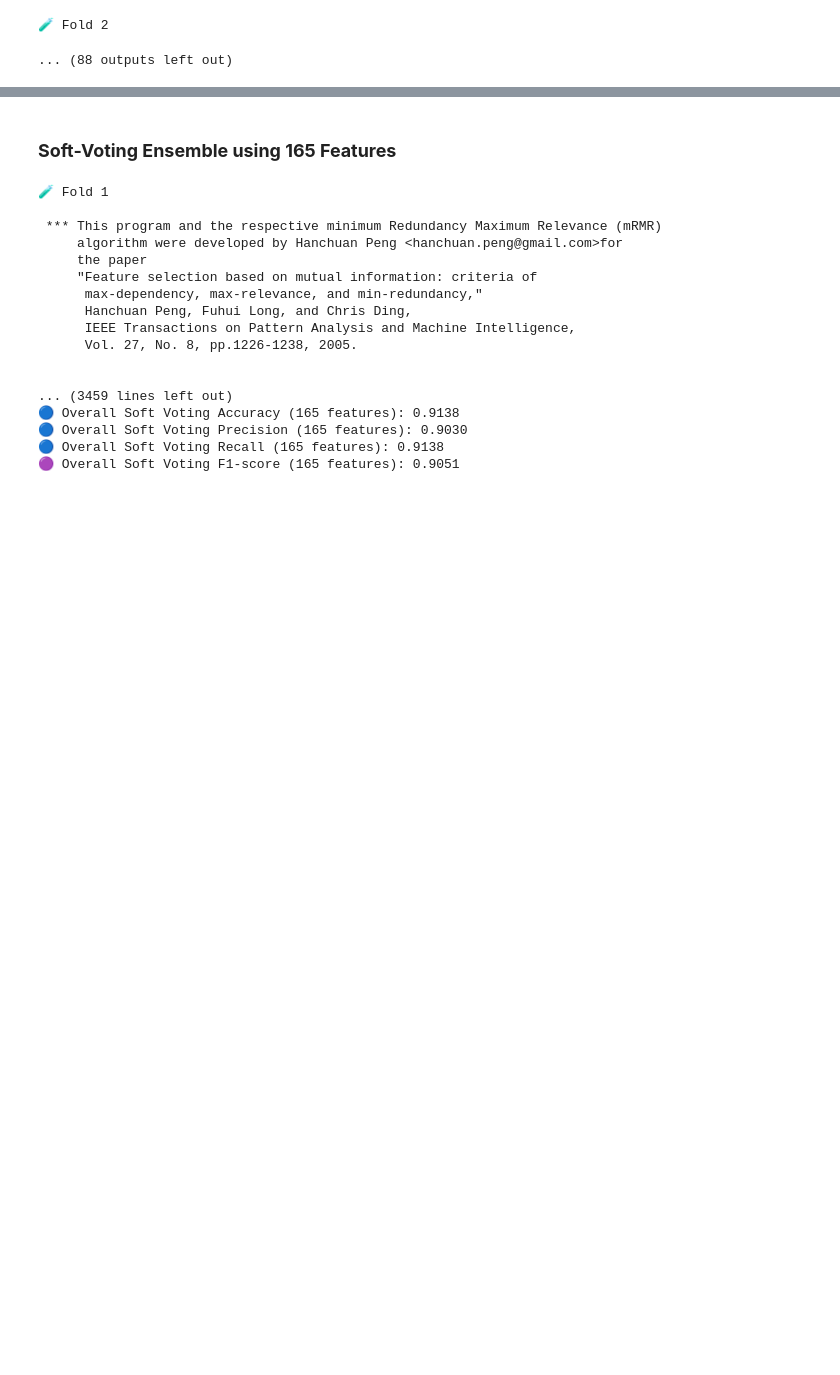
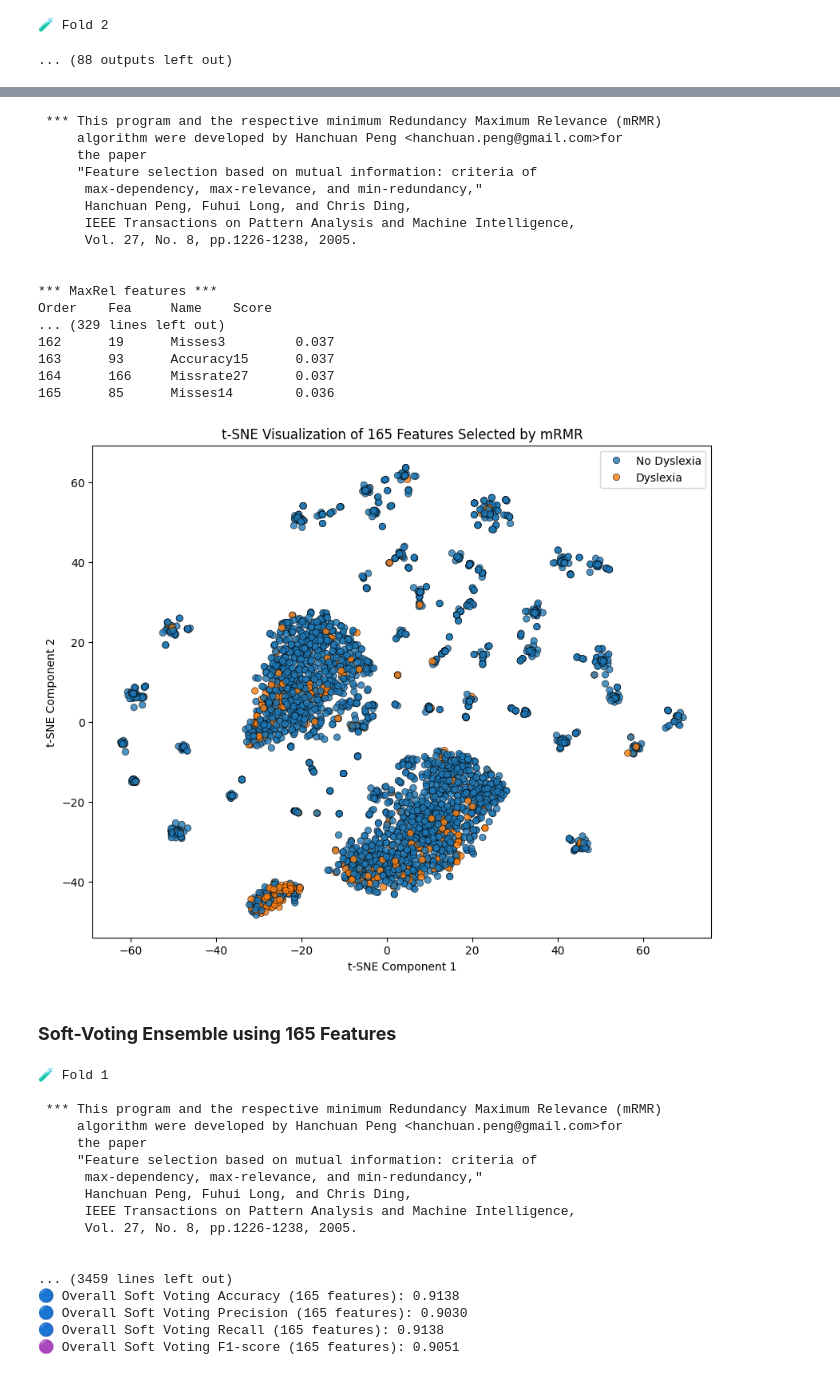
Before and after one commit to Shujaat123/Dyslexia, a Jupyter notebook: Notebooks/Dyslexia_Ensemble.ipynb, the cells around one changed output, grey strips where cells are left out. Saved outputs shown, nothing was run; the diff lists cells and outputs as text; code cells hidden in the pictures; blank space fills up the shorter version.

```diff
--- a/Notebooks/Dyslexia_Ensemble.ipynb
+++ b/Notebooks/Dyslexia_Ensemble.ipynb
@@ -1033,6 +987,33 @@ for num_features in feature_range:
 
 
 ![f1score_vs_features_mrmr.png](embedded-picture-1)
+# %%
+# t-SNE of 165 features
+data_165 = pd.concat([y, X], axis=1)
+data_165.columns = data_165.columns.astype(str)
+selected_features = pymrmr.mRMR(data_165, 'MIQ', 165)
+X_selected = X[selected_features]
+
+plot_tsne(X_selected, y, "t-SNE Visualization of 165 Features Selected by mRMR")
+# %% [output]
+ *** This program and the respective minimum Redundancy Maximum Relevance (mRMR)
+     algorithm were developed by Hanchuan Peng <hanchuan.peng@gmail.com>for
+     the paper
+     "Feature selection based on mutual information: criteria of
+      max-dependency, max-relevance, and min-redundancy,"
+      Hanchuan Peng, Fuhui Long, and Chris Ding,
+      IEEE Transactions on Pattern Analysis and Machine Intelligence,
+      Vol. 27, No. 8, pp.1226-1238, 2005.
+
+
+*** MaxRel features ***
+Order    Fea     Name    Score
+... (329 lines left out)
+162      19      Misses3         0.037
+163      93      Accuracy15      0.037
+164      166     Missrate27      0.037
+165      85      Misses14        0.036
+[figure, added]
 # %% [markdown]
 ### **Soft-Voting Ensemble using 165 Features**
 # %%
```
Also changed, not shown: parts of 20 cells of this notebook, 10 other files.
